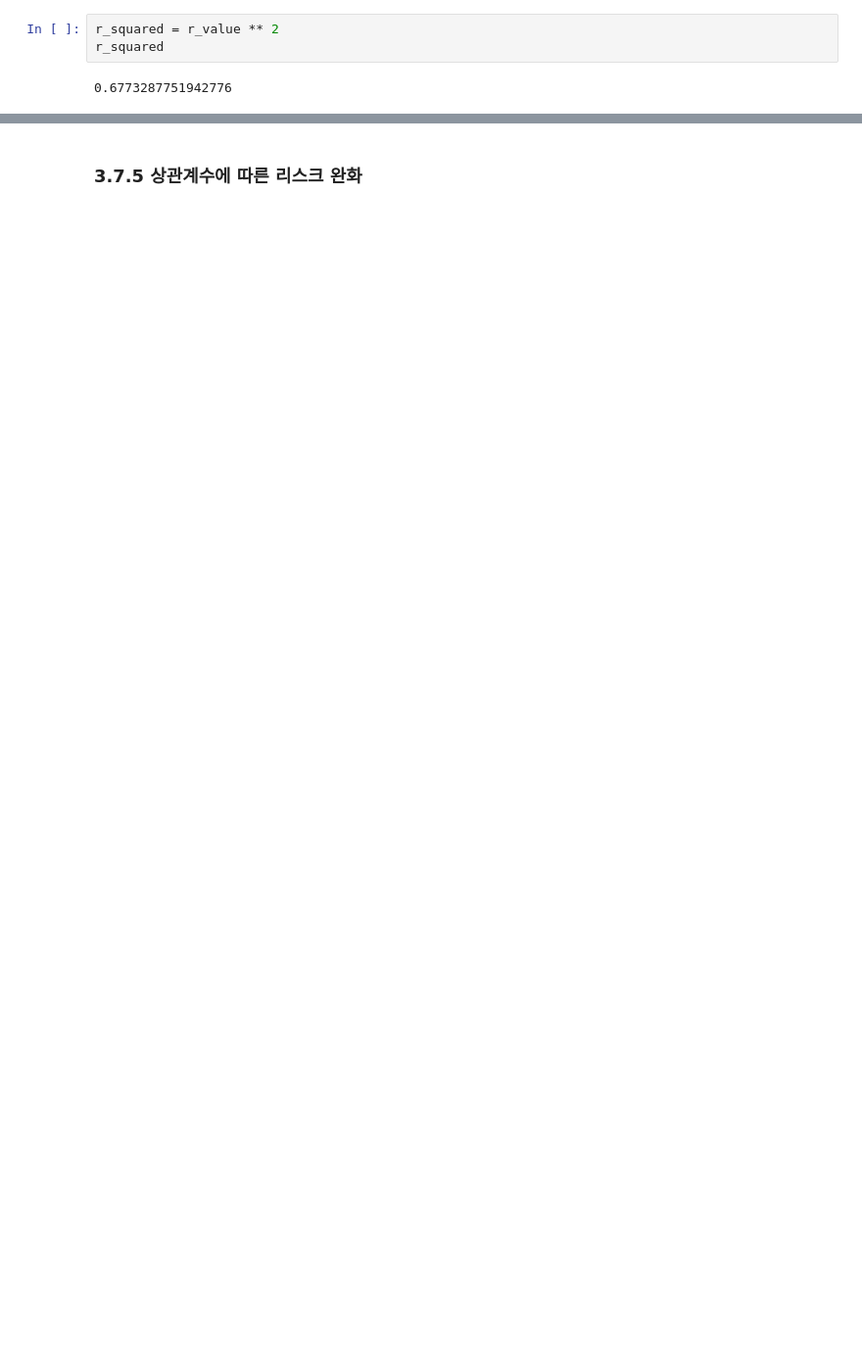
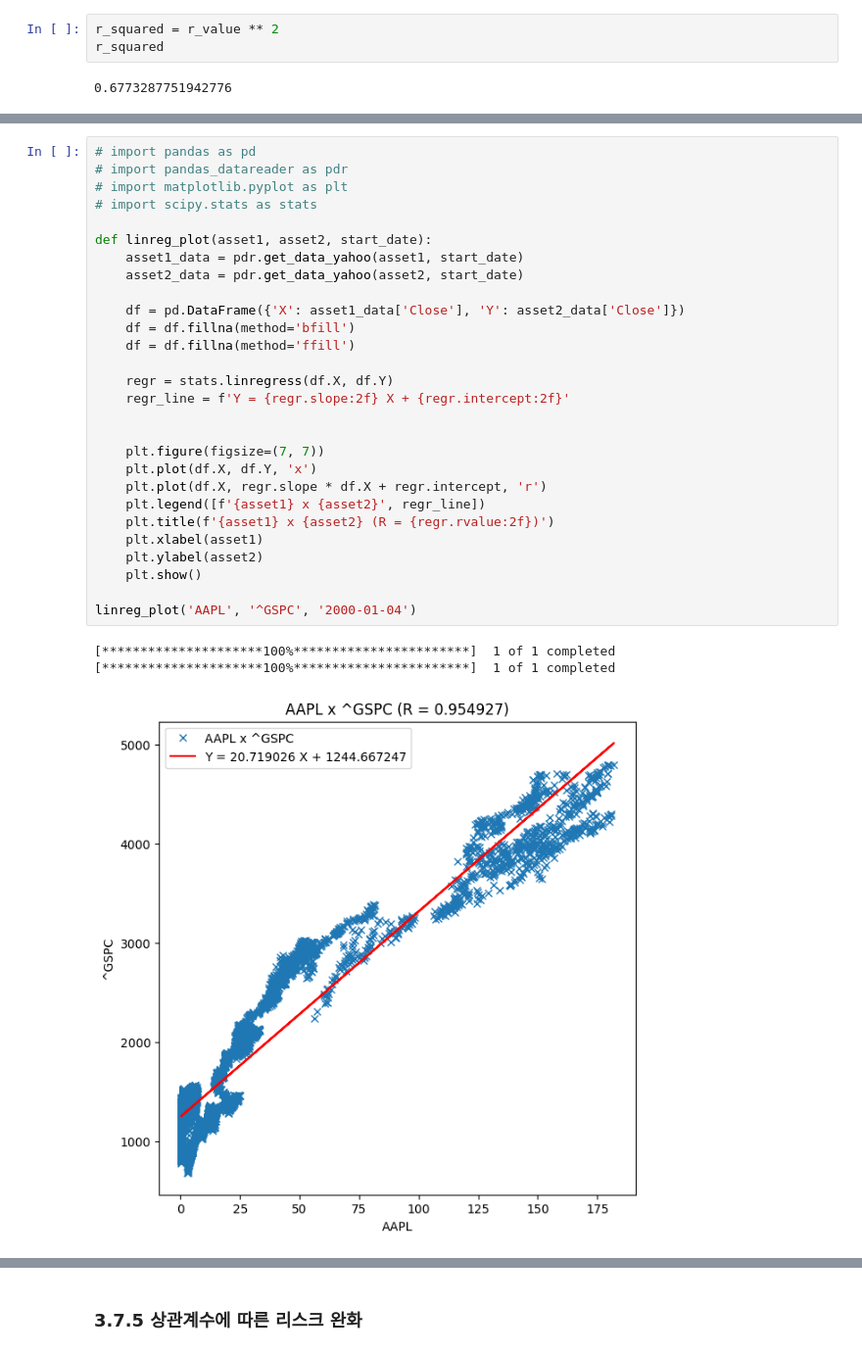
Before and after one commit to wolfinwallst/Financial_Engineering_and_Risk_Management, a Jupyter notebook: 파이썬 증권 데이터 분석/3장 팬더스를 활용한 데이터 분석.ipynb, the cells around one changed output, grey strips where cells are left out. Shown at 98% size. Cells and saved outputs as stored; diff of their text form; blank space fills up the shorter version.

```diff
--- a/파이썬 증권 데이터 분석/3장 팬더스를 활용한 데이터 분석.ipynb
+++ b/파이썬 증권 데이터 분석/3장 팬더스를 활용한 데이터 분석.ipynb
@@ -630,0 +721,32 @@ regr_line = f
+# %%
+# import pandas as pd
+# import pandas_datareader as pdr
+# import matplotlib.pyplot as plt
+# import scipy.stats as stats
+
+def linreg_plot(asset1, asset2, start_date):
+    asset1_data = pdr.get_data_yahoo(asset1, start_date)
+    asset2_data = pdr.get_data_yahoo(asset2, start_date)
+
+    df = pd.DataFrame({'X': asset1_data['Close'], 'Y': asset2_data['Close']})
+    df = df.fillna(method='bfill')
+    df = df.fillna(method='ffill')
+
+    regr = stats.linregress(df.X, df.Y)
+    regr_line = f'Y = {regr.slope:2f} X + {regr.intercept:2f}'
+
+
+    plt.figure(figsize=(7, 7))
+    plt.plot(df.X, df.Y, 'x')
+    plt.plot(df.X, regr.slope * df.X + regr.intercept, 'r')
+    plt.legend([f'{asset1} x {asset2}', regr_line])
+    plt.title(f'{asset1} x {asset2} (R = {regr.rvalue:2f})')
+    plt.xlabel(asset1)
+    plt.ylabel(asset2)
+    plt.show()
+
+linreg_plot('AAPL', '^GSPC', '2000-01-04')
+# %% [output]
+[*********************100%***********************]  1 of 1 completed
+[*********************100%***********************]  1 of 1 completed
+[figure, added]
```
Also changed, not shown: parts of 14 cells of this notebook.
